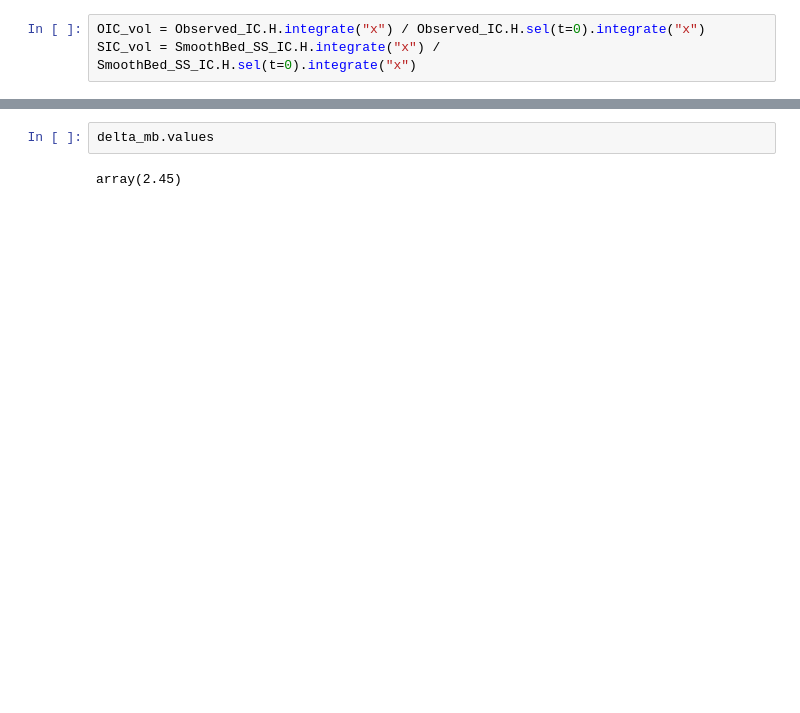
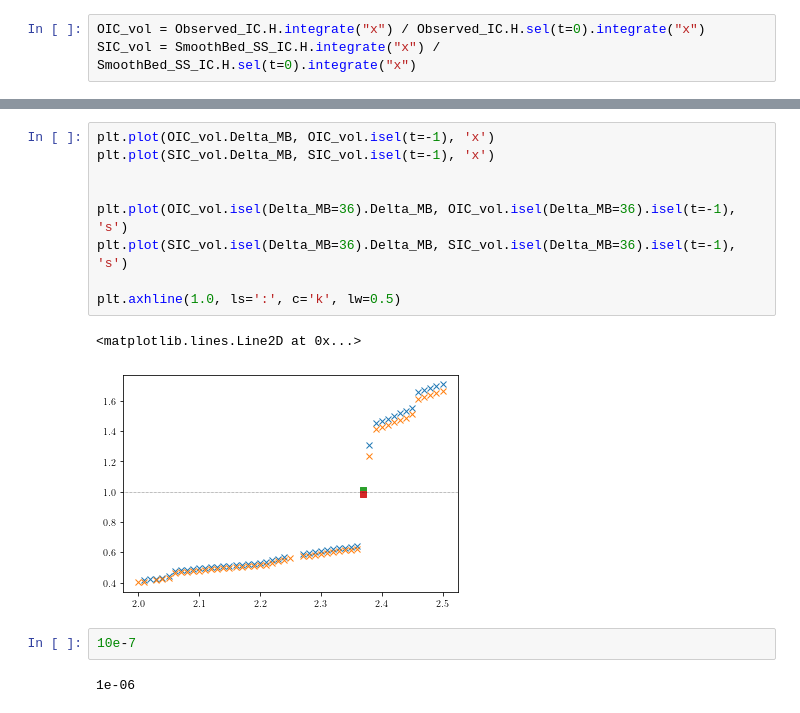
Before and after one commit to andrewdnolan/Harmonic_Beds, a Jupyter notebook: Notebooks/Hysterisis.ipynb, the cells around one changed output, grey strips where cells are left out. Saved outputs shown, nothing was run; the diff lists cells and outputs as text; blank space fills up the shorter version.

```diff
--- a/Notebooks/Hysterisis.ipynb
+++ b/Notebooks/Hysterisis.ipynb
@@ -76,4 +103,16 @@ ax[1].set_ylim(0.5, 1.5)
-# %%
-delta_mb.values
-# %% [output]
-array(2.45)
+# %%
+plt.plot(OIC_vol.Delta_MB, OIC_vol.isel(t=-1), 'x')
+plt.plot(SIC_vol.Delta_MB, SIC_vol.isel(t=-1), 'x')
+
+
+plt.plot(OIC_vol.isel(Delta_MB=36).Delta_MB, OIC_vol.isel(Delta_MB=36).isel(t=-1), 's')
+plt.plot(SIC_vol.isel(Delta_MB=36).Delta_MB, SIC_vol.isel(Delta_MB=36).isel(t=-1), 's')
+
+plt.axhline(1.0, ls=':', c='k', lw=0.5)
+# %% [output]
+<matplotlib.lines.Line2D at 0x...>
+[figure, added]
+# %%
+10e-7
+# %% [output]
+1e-06
```
Also changed, not shown: parts of 12 cells of this notebook, 9 other files.
